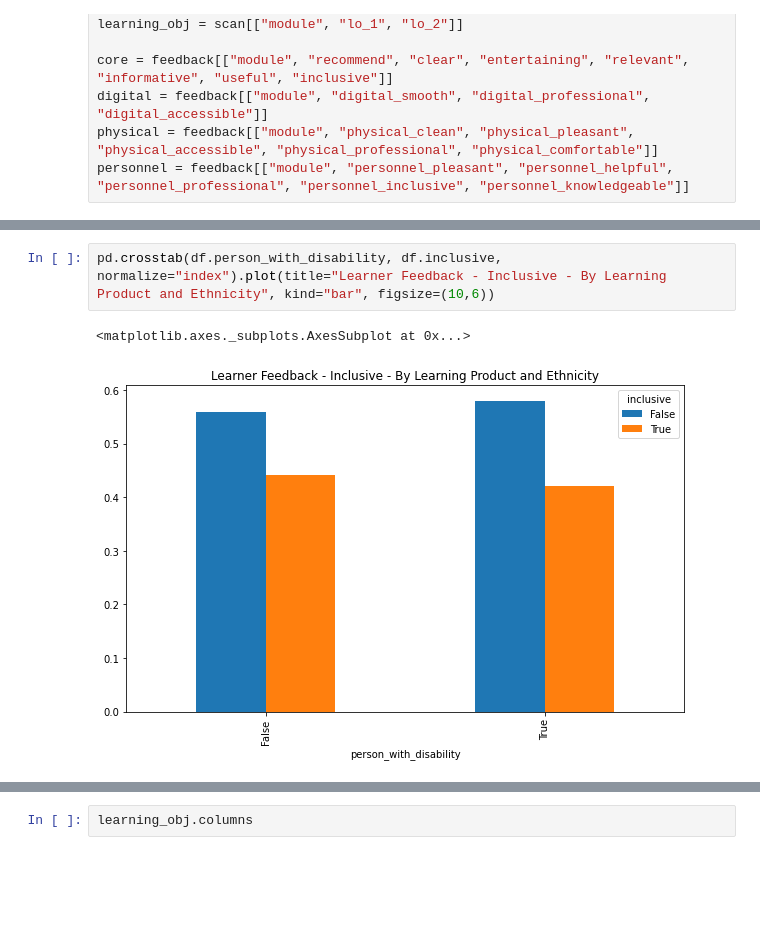
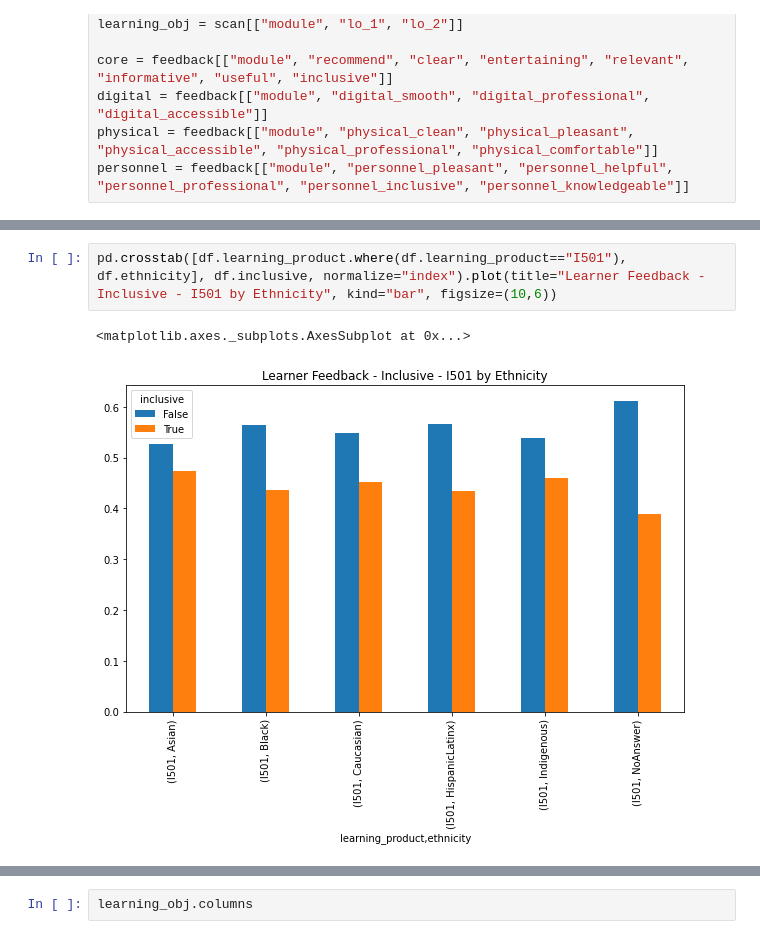
Before and after one commit to ToferC/learner_models, a Jupyter notebook: Evals_analysis.ipynb, the cells around one changed output, grey strips where cells are left out. Saved outputs shown, nothing was run; the diff lists cells and outputs as text; blank space fills up the shorter version.

Commit message:
updates to ratings and feedback algos

```diff
--- a/Evals_analysis.ipynb
+++ b/Evals_analysis.ipynb
@@ -88,8 +88,8 @@ pd.crosstab(df.offering_id, df.inclusive, normalize="index").plot(title="Learner
 # %%
-pd.crosstab(df.person_with_disability, df.inclusive, normalize="index").plot(title="Learner Feedback - Inclusive - By Learning Product and Ethnicity", kind="bar", figsize=(10,6))
+pd.crosstab([df.learning_product.where(df.learning_product=="I501"), df.ethnicity], df.inclusive, normalize="index").plot(title="Learner Feedback - Inclusive - I501 by Ethnicity", kind="bar", figsize=(10,6))
 # %% [output]
 <matplotlib.axes._subplots.AxesSubplot at 0x...>
-[figure, old version]
+[figure, new version]
 # %%
 digital.groupby("module").agg('mean').plot(title="Learner Feedback - Digital XP", kind="bar", figsize=(10,6))
 # %% [output]
```
Also changed, not shown: parts of 29 cells of this notebook, 5 other files.
